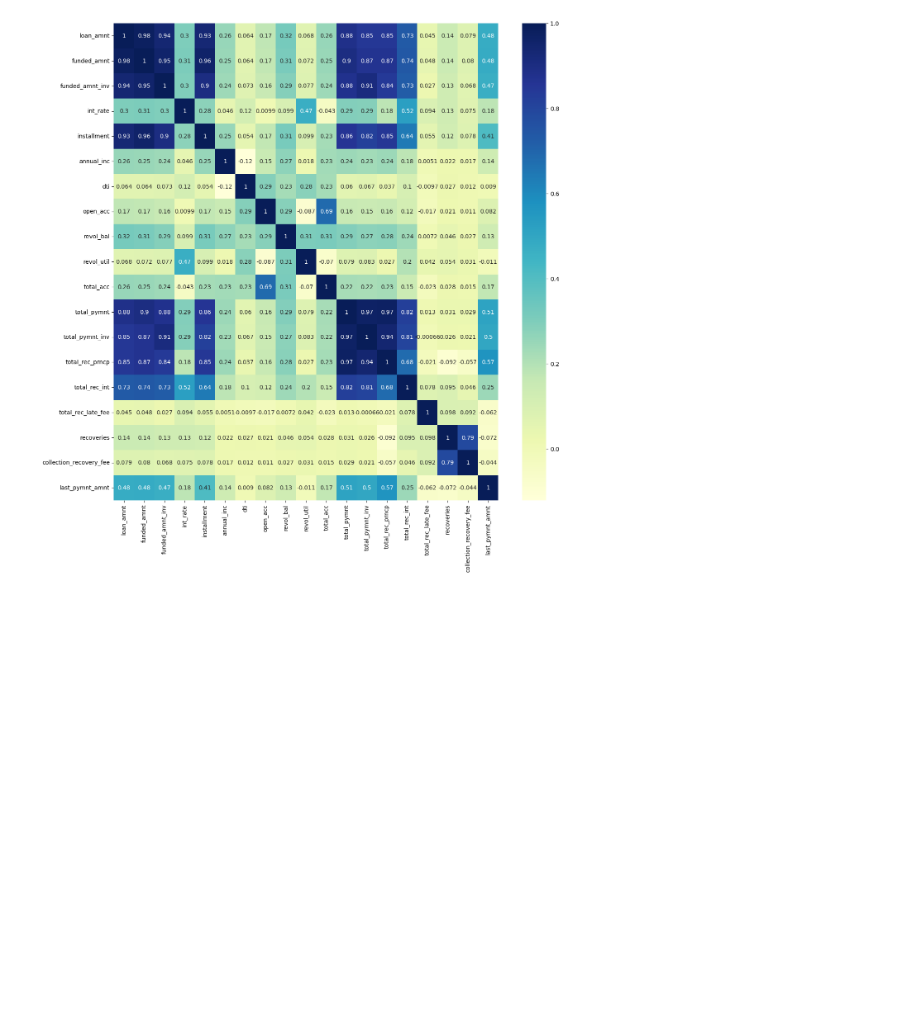
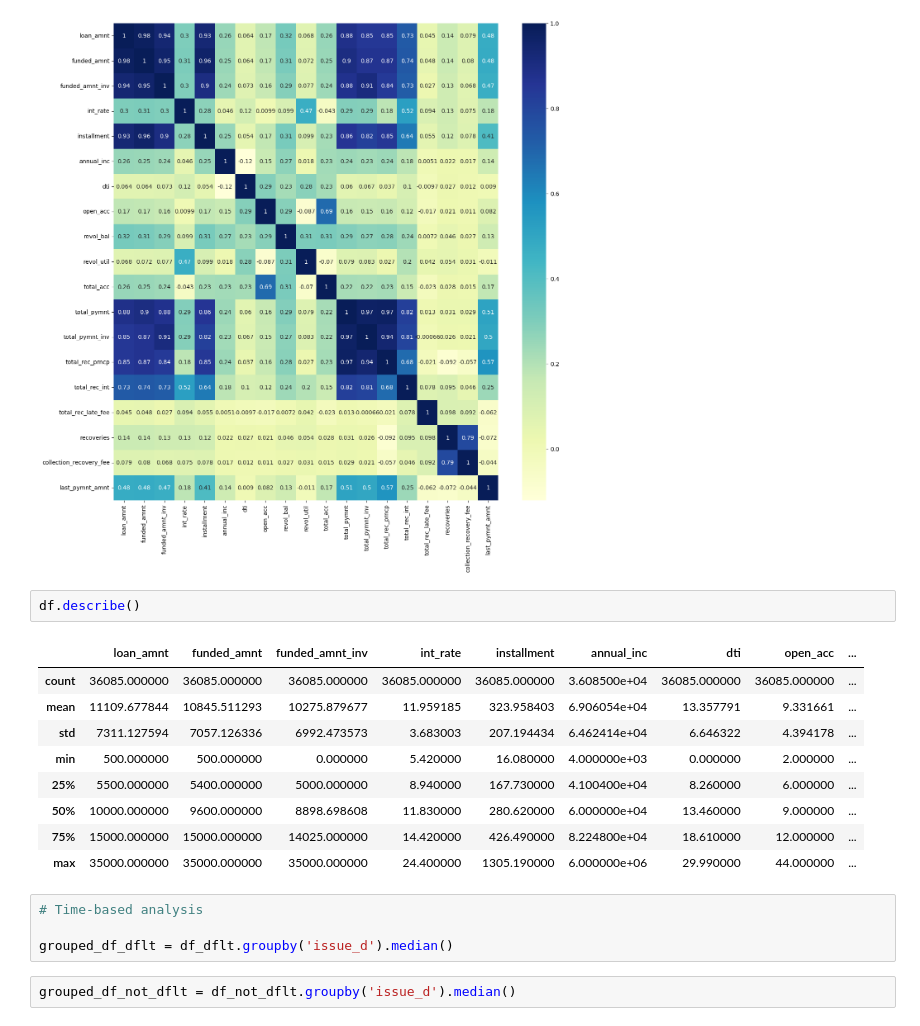
Before and after one commit to ABhatta92/LendingClubCaseStudy, a Jupyter notebook: LendingClubEDA.ipynb, the cells around one changed output. Drawn from its saved outputs; the diff is of its cells as text; blank space fills up the shorter version.

```diff
--- a/LendingClubEDA.ipynb
+++ b/LendingClubEDA.ipynb
@@ -566,3 +582,21 @@ sns.heatmap(df.corr(), cmap='YlGnBu', annot = True)
 plt.show()
 # %% [output]
 [figure]
+# %%
+df.describe()
+# %% [output]
+|  | loan_amnt | funded_amnt | funded_amnt_inv | int_rate | installment | annual_inc | dti | open_acc | ... |
+| count | 36085.000000 | 36085.000000 | 36085.000000 | 36085.000000 | 36085.000000 | 3.608500e+04 | 36085.000000 | 36085.000000 | ... |
+| mean | 11109.677844 | 10845.511293 | 10275.879677 | 11.959185 | 323.958403 | 6.906054e+04 | 13.357791 | 9.331661 | ... |
+| std | 7311.127594 | 7057.126336 | 6992.473573 | 3.683003 | 207.194434 | 6.462414e+04 | 6.646322 | 4.394178 | ... |
+| min | 500.000000 | 500.000000 | 0.000000 | 5.420000 | 16.080000 | 4.000000e+03 | 0.000000 | 2.000000 | ... |
+| 25% | 5500.000000 | 5400.000000 | 5000.000000 | 8.940000 | 167.730000 | 4.100400e+04 | 8.260000 | 6.000000 | ... |
+| 50% | 10000.000000 | 9600.000000 | 8898.698608 | 11.830000 | 280.620000 | 6.000000e+04 | 13.460000 | 9.000000 | ... |
+| 75% | 15000.000000 | 15000.000000 | 14025.000000 | 14.420000 | 426.490000 | 8.224800e+04 | 18.610000 | 12.000000 | ... |
+| max | 35000.000000 | 35000.000000 | 35000.000000 | 24.400000 | 1305.190000 | 6.000000e+06 | 29.990000 | 44.000000 | ... |
+# %%
+# Time-based analysis
+
+grouped_df_dflt = df_dflt.groupby('issue_d').median()
+# %%
+grouped_df_not_dflt = df_not_dflt.groupby('issue_d').median()
```
Also changed, not shown: parts of 9 cells of this notebook, 1 other file.
